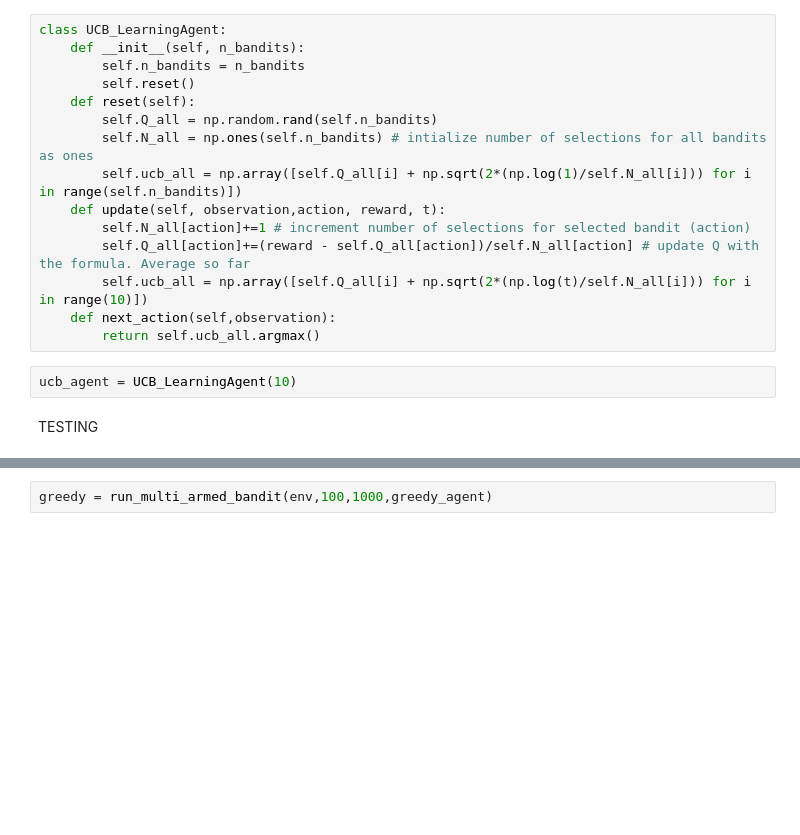
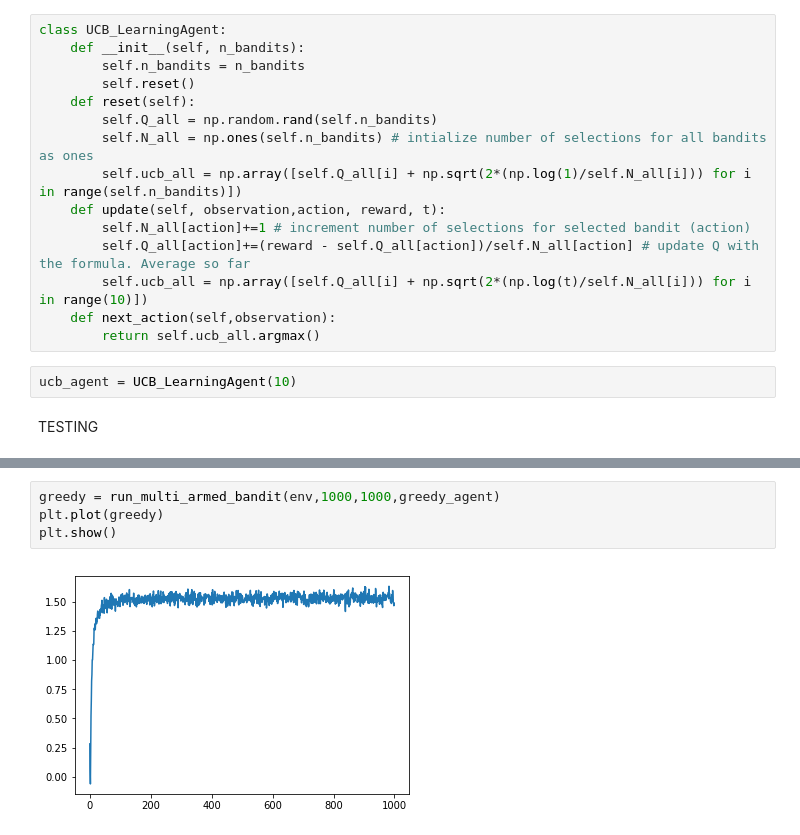
Before and after one commit to sveng1/ReinforcementLearning, a Jupyter notebook: MultiArmedBandit/Agents.ipynb, the cells around one changed output, grey strips where cells are left out. Drawn from its saved outputs; the diff is of its cells as text; blank space fills up the shorter version.

```diff
--- a/MultiArmedBandit/Agents.ipynb
+++ b/MultiArmedBandit/Agents.ipynb
@@ -107,2 +145,6 @@ plt.show()
 # %%
-greedy = run_multi_armed_bandit(env,100,1000,greedy_agent)
+greedy = run_multi_armed_bandit(env,1000,1000,greedy_agent)
+plt.plot(greedy)
+plt.show()
+# %% [output]
+[figure, added]
```
Also changed, not shown: parts of 11 cells of this notebook.
